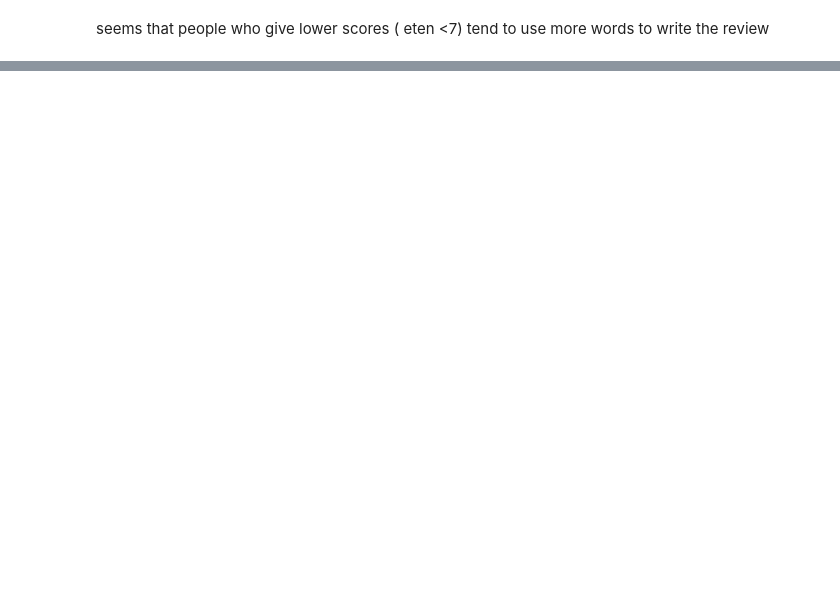
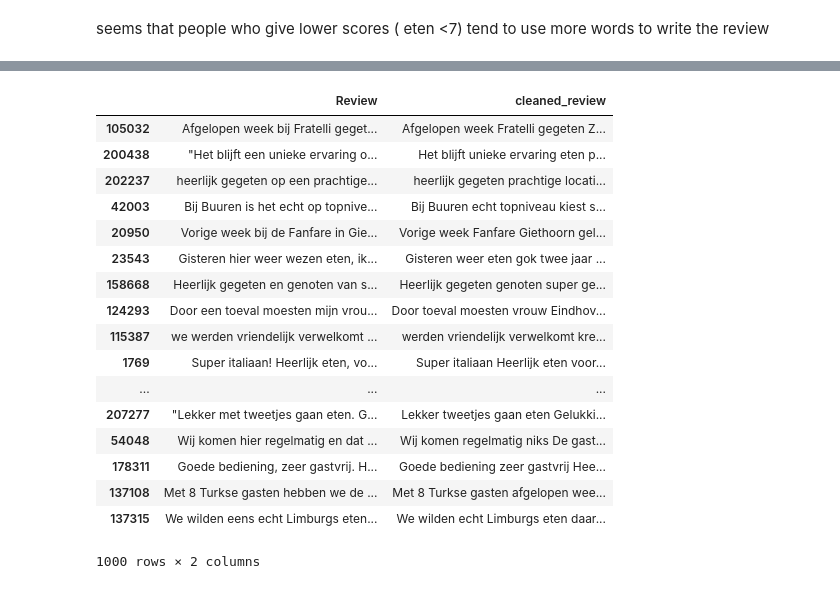
Before and after one commit to longhowlam/python_hobby_stuff, a Jupyter notebook: RestaurantReviews.ipynb, the cells around one changed output, grey strips where cells are left out. Cells and saved outputs as stored; diff of their text form; code cells hidden in the pictures; blank space fills up the shorter version.

```diff
--- a/RestaurantReviews.ipynb
+++ b/RestaurantReviews.ipynb
@@ -145,4 +128,5 @@ nlp.Defaults.stop_words
 # %%
-doc = nlp(reviews_nl.iloc[3,2])
-tokens = [token.text for token in doc if (not token.is_punct) & (not token.is_stop)]
-tokens
+def clean_review(x):
+    doc = nlp(x)
+    tokens = [token.text for token in doc if (not token.is_punct) & (not token.is_stop)]
+    return " ".join(tokens)
@@ -166,0 +140,30 @@ tokens
+# %%
+review_sample = reviews_nl.sample(1000)
+review_sample = (
+    review_sample
+    .assign(
+        cleaned_review = review_sample.Review.apply(clean_review)
+    )
+)
+# %%
+pd.options.display.max_colwidth = 1000
+review_sample[["Review", "cleaned_review"]]
+# %% [output]
+|  | Review | cleaned_review |
+| 105032 | Afgelopen week bij Fratelli geget... | Afgelopen week Fratelli gegeten Z... |
+| 200438 | "Het blijft een unieke ervaring o... | Het blijft unieke ervaring eten p... |
+| 202237 | heerlijk gegeten op een prachtige... | heerlijk gegeten prachtige locati... |
+| 42003 | Bij Buuren is het echt op topnive... | Bij Buuren echt topniveau kiest s... |
+| 20950 | Vorige week bij de Fanfare in Gie... | Vorige week Fanfare Giethoorn gel... |
+| 23543 | Gisteren hier weer wezen eten, ik... | Gisteren weer eten gok twee jaar ... |
+| 158668 | Heerlijk gegeten en genoten van s... | Heerlijk gegeten genoten super ge... |
+| 124293 | Door een toeval moesten mijn vrou... | Door toeval moesten vrouw Eindhov... |
+| 115387 | we werden vriendelijk verwelkomt ... | werden vriendelijk verwelkomt kre... |
+| 1769 | Super italiaan! Heerlijk eten, vo... | Super italiaan Heerlijk eten voor... |
+| ... | ... | ... |
+| 207277 | "Lekker met tweetjes gaan eten. G... | Lekker tweetjes gaan eten Gelukki... |
+| 54048 | Wij komen hier regelmatig en dat ... | Wij komen regelmatig niks De gast... |
+| 178311 | Goede bediening, zeer gastvrij. H... | Goede bediening zeer gastvrij Hee... |
+| 137108 | Met 8 Turkse gasten hebben we de ... | Met 8 Turkse gasten afgelopen wee... |
+| 137315 | We wilden eens echt Limburgs eten... | We wilden echt Limburgs eten daar... |
+1000 rows × 2 columns
```
Also changed, not shown: parts of 13 cells of this notebook.
